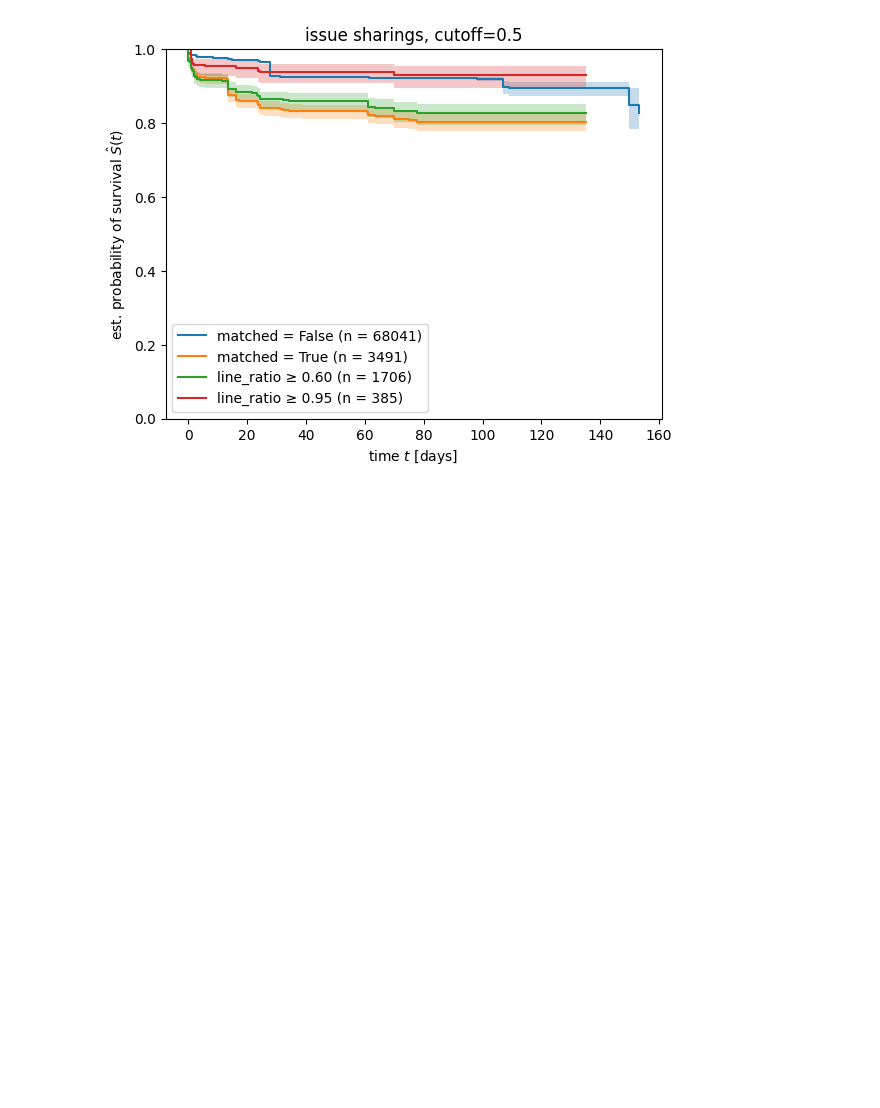
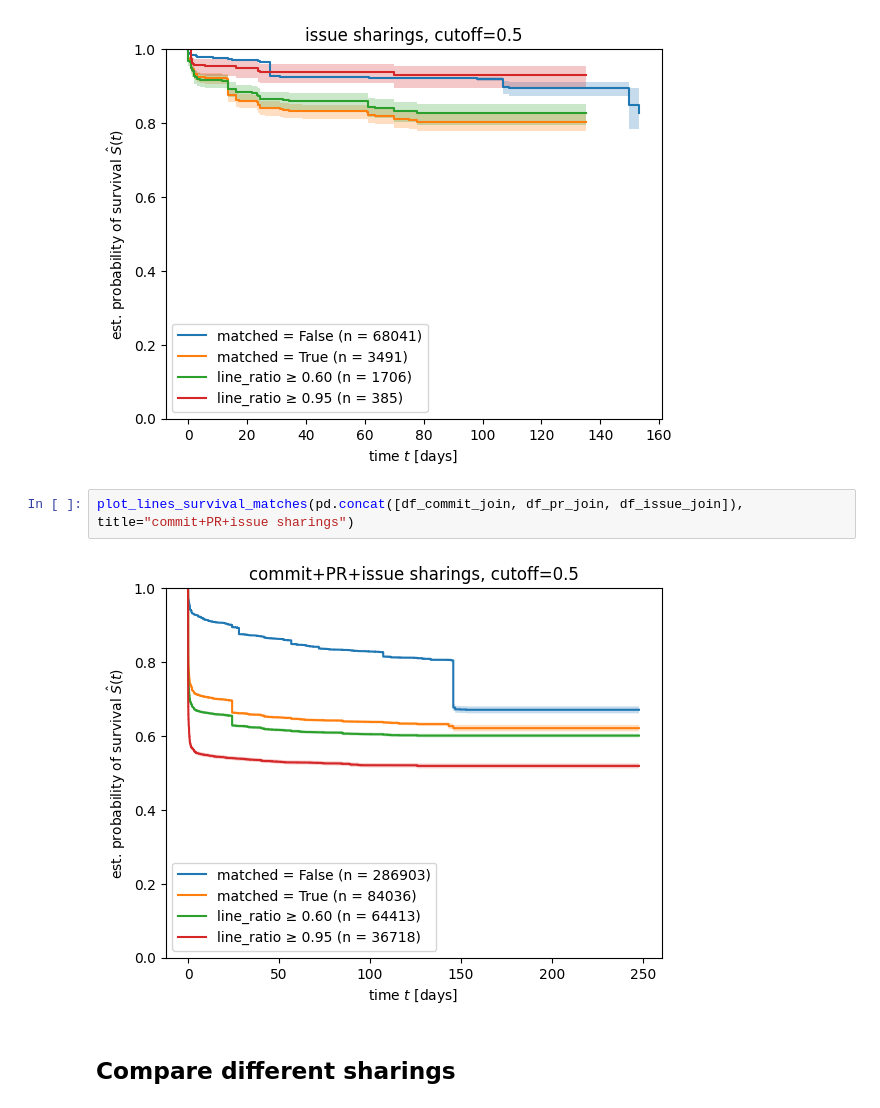
Before and after one commit to ncusi/MSR_Challenge_2024, a Jupyter notebook: notebooks/analyze_changes_survival.ipynb, the cells around one changed output. Drawn from its saved outputs; the diff is of its cells as text; blank space fills up the shorter version.

Commit message:
analyze_changes_survival.ipynb: Compare different sharings + plot concat

```diff
--- a/notebooks/analyze_changes_survival.ipynb
+++ b/notebooks/analyze_changes_survival.ipynb
@@ -1515,3 +1517,9 @@ Index(['URL', 'RepoName', 'Sha', 'Sha_filename', 'Sha_lineno', 'last_commit',
 plot_lines_survival_matches(df_issue_join, title="issue sharings")
 # %% [output]
 [figure]
+# %%
+plot_lines_survival_matches(pd.concat([df_commit_join, df_pr_join, df_issue_join]), title="commit+PR+issue sharings")
+# %% [output]
+[figure, added]
+# %% [markdown]
+## Compare different sharings
```
Also changed, not shown: parts of 8 cells of this notebook.
